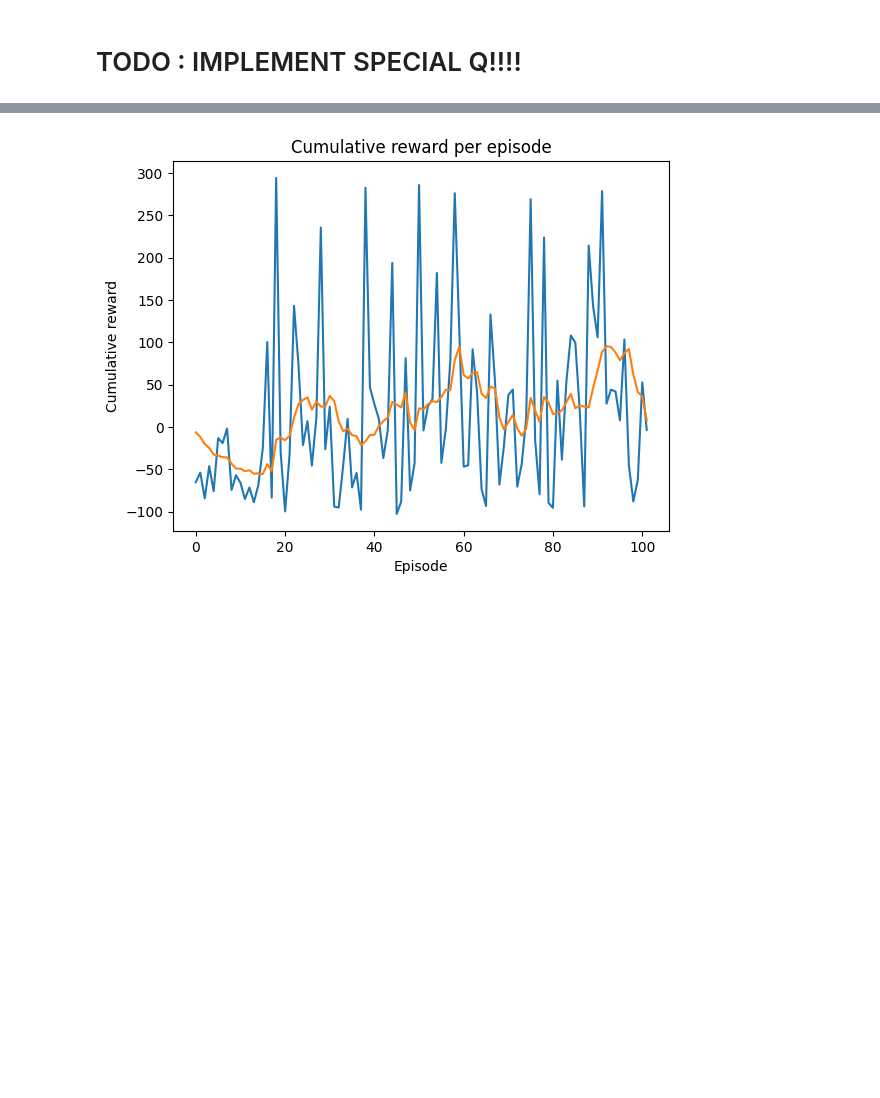
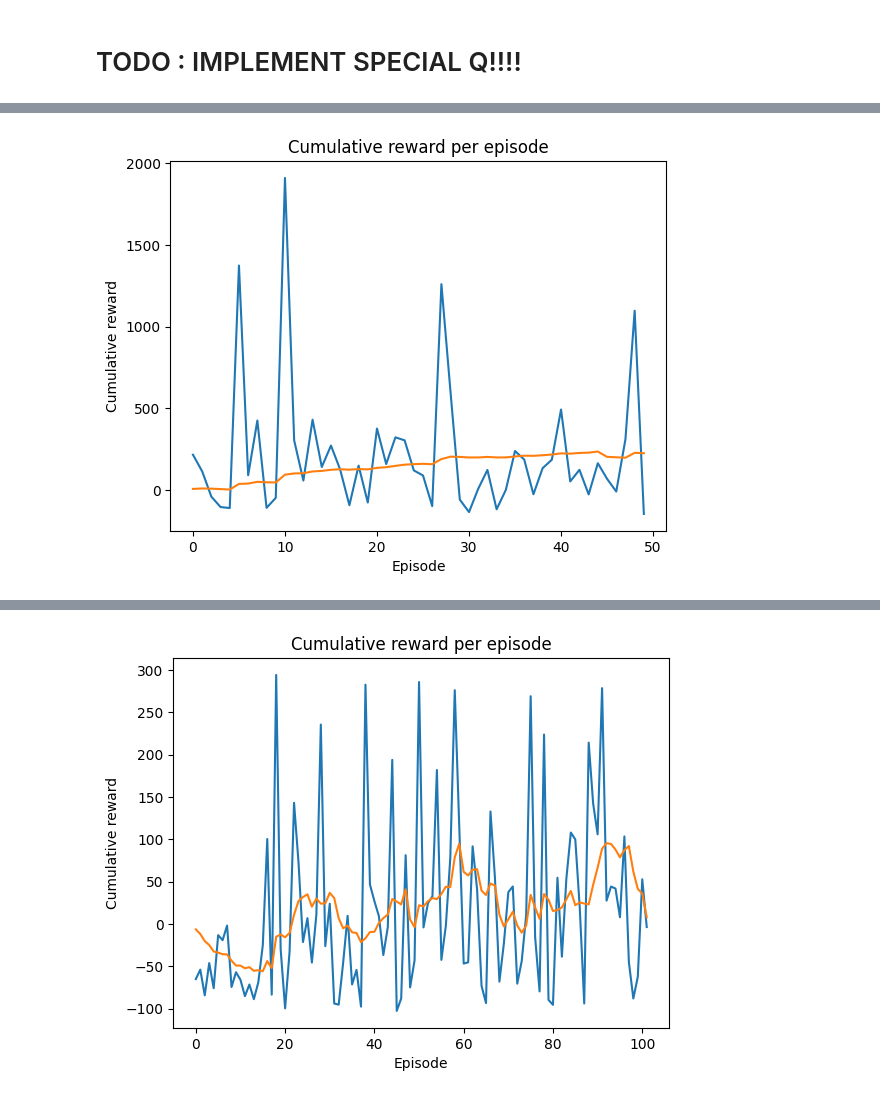
Before and after one commit to ontenkutsenko/RL_Autonomous_Driving, a Jupyter notebook: Individual Notebooks/mateus_testing.ipynb, the cells around one changed output, grey strips where cells are left out. Drawn from its saved outputs; the diff is of its cells as text; code cells hidden in the pictures; blank space fills up the shorter version.

```diff
--- a/Individual Notebooks/mateus_testing.ipynb
+++ b/Individual Notebooks/mateus_testing.ipynb
@@ -996,22 +1050,24 @@ kin.test_env(show_values=True, manual=True)
 # TODO learn the best danger thresholds !!
 
 Q = Q_learning(print_stats=True,
-        epsilon=1,
-        epsilon_decay=0.96,
-        min_epsilon=0.1,
-        alpha=0.1,
-        gamma=0.98,
+        epsilon=0.5,
+        epsilon_decay=0.98,
+        min_epsilon=0.05,
+        alpha=0.05,
+        gamma=0.8,
         state_type='danger',
         policy_frequency=2,    # 2
-        sim_frequency=10,     # 10
+        sim_frequency=20,     # 10
         danger_threshold_x=15,
-        danger_threshold_y=15,   # Changed to 12.5 from 10, bc the driver takes time to notice other cars on the right
-        x_speed_coef=1.5,
-        y_speed_coef=1.5,
-        colision_reward=-100,
-        high_speed_reward=5,
+        danger_threshold_y=13,   # Changed to 12.5 from 10, bc the driver takes time to notice other cars on the right
+        x_speed_coef=1,
+        y_speed_coef=0.5,
+        lane_tolerance=2,
+        colision_reward=-150,
+        high_speed_reward=10,
         reward_speed_range=[20, 30],
-        to_right_reward=5,
-        to_right_skewness=20,         # 2 Skew more ? Increase to_right_reward and skew?
-        change_lane_reward=-2.5)    # -0.25 Changing lanes too often (0,0,0,0,1) best action is lane left. Maybe skew more ?
+        to_right_reward=20,
+        to_right_skewness=2,         # 2 Skew more ? Increase to_right_reward and skew?
+        change_lane_reward=-2,     # -0.25 Changing lanes too often (0,0,0,0,1) best action is lane left. Maybe skew more ?
+        special_Q=True)
 # %% [output]
@@ -1021,4 +1077,4 @@ Q_save = Q.Q.copy()
 # %%
 Q.Q = Q_save.copy()
 # %%
-Q.train(m=250, max_steps=100, verbose=2, show_progress=20)
+Q.train(m=250, max_steps=200, verbose=2, show_progress=50, render=True)
@@ -1024,0 +1099,4 @@ Q.train(m=250, max_steps=100, verbose=2, show_progress=20)
+# %%
+Q.plot_rewards_history(relative=False, smoothing=40)
+# %% [output]
+[figure, added]
```
Also changed, not shown: parts of 19 cells of this notebook.
